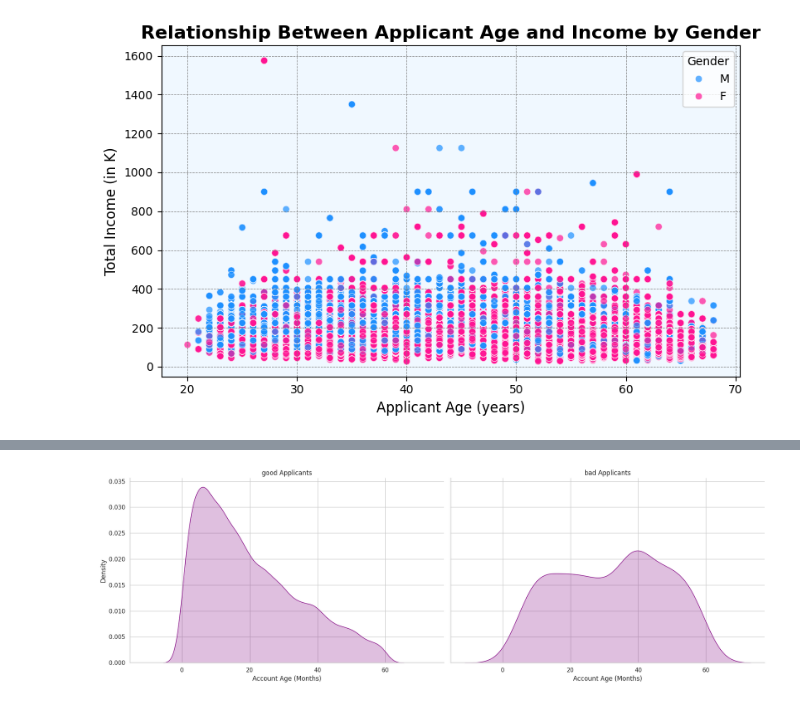
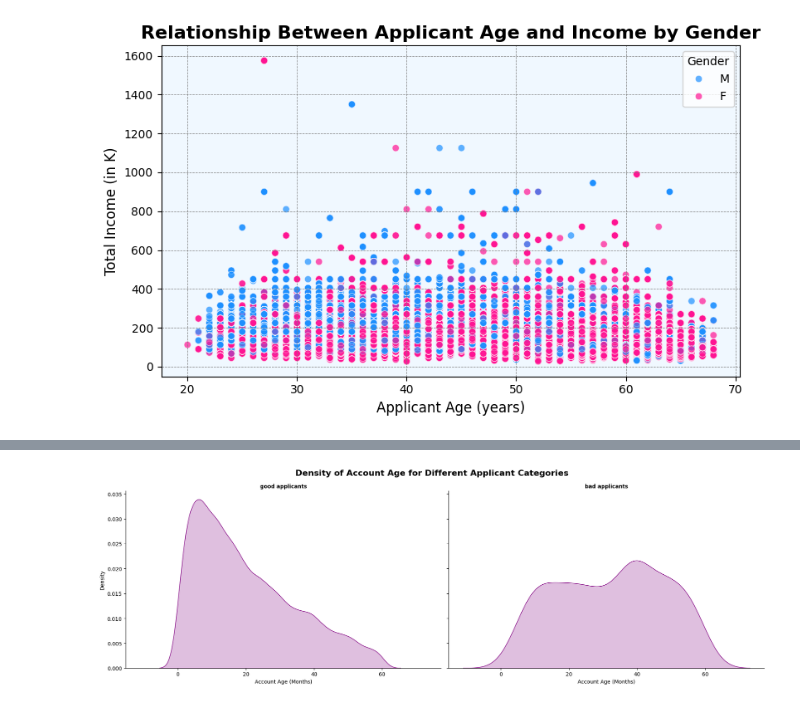
Before and after one commit to fazmila/Project, a Jupyter notebook: Project.ipynb, the cells around one changed output, grey strips where cells are left out. Drawn from its saved outputs; the diff is of its cells as text; code cells hidden in the pictures.

```diff
--- a/Project.ipynb
+++ b/Project.ipynb
@@ -691,21 +732,24 @@ plt.show()
 # %%
 # Create a FacetGrid to plot separate KDEs for both Applicant Categories
 g = sns.FacetGrid(app_record, col="Applicant_Category", height=6, aspect=1.5)
 
 # Plot KDE for Account Age on the FacetGrid using the updated 'fill' parameter
 g.map(sns.kdeplot, 'ACCOUNT_AGE_MONTHS', fill=True, color='purple')
 
-# Add titles and labels
+# Add titles and labels with bold font weight for the graph heading
 g.set_axis_labels('Account Age (Months)', 'Density')
-g.set_titles('{col_name} Applicants', fontsize=14)
+g.set_titles('{col_name} applicants', fontsize=14, fontweight='bold')  # Set title in bold
+
+# Add a main title for the entire figure
+plt.suptitle('Density of Account Age for Different Applicant Categories', fontsize=16, fontweight='bold')
 
 # Adjust layout for better spacing
 plt.tight_layout()
 
-# Show the plot
+# Display the plot
 plt.show()
 # %% [output]
-[figure, old version]
+[figure, new version]
 # %%
 # Create the violin plot with custom color palette
 plt.figure(figsize=(8, 5))
```
Also changed, not shown: parts of 19 cells of this notebook.
